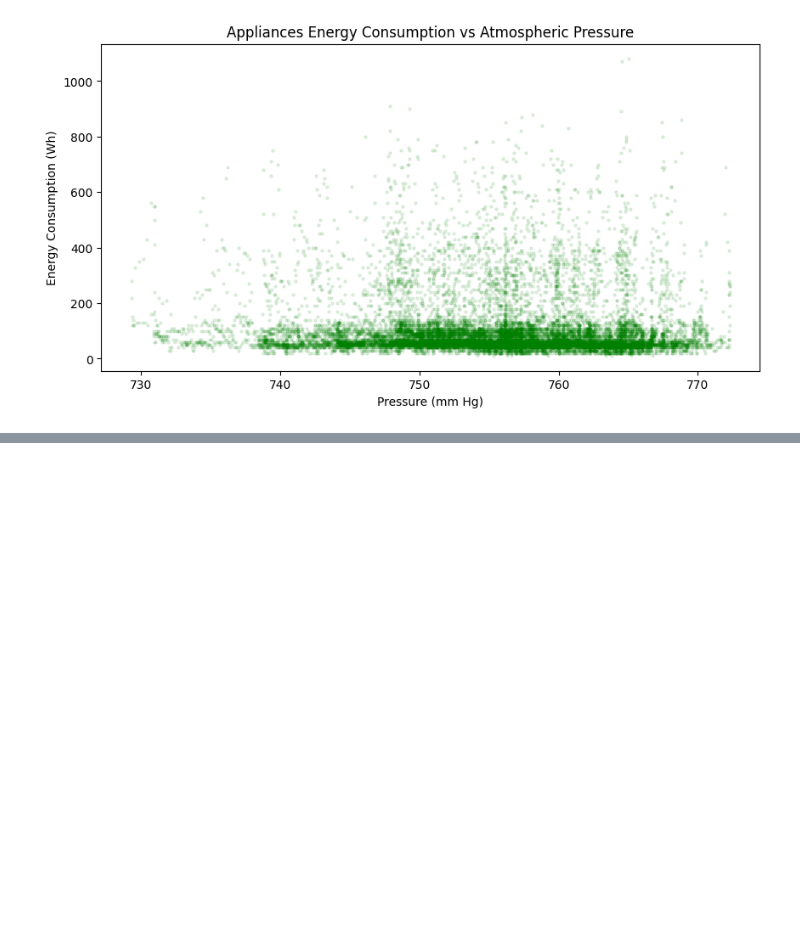
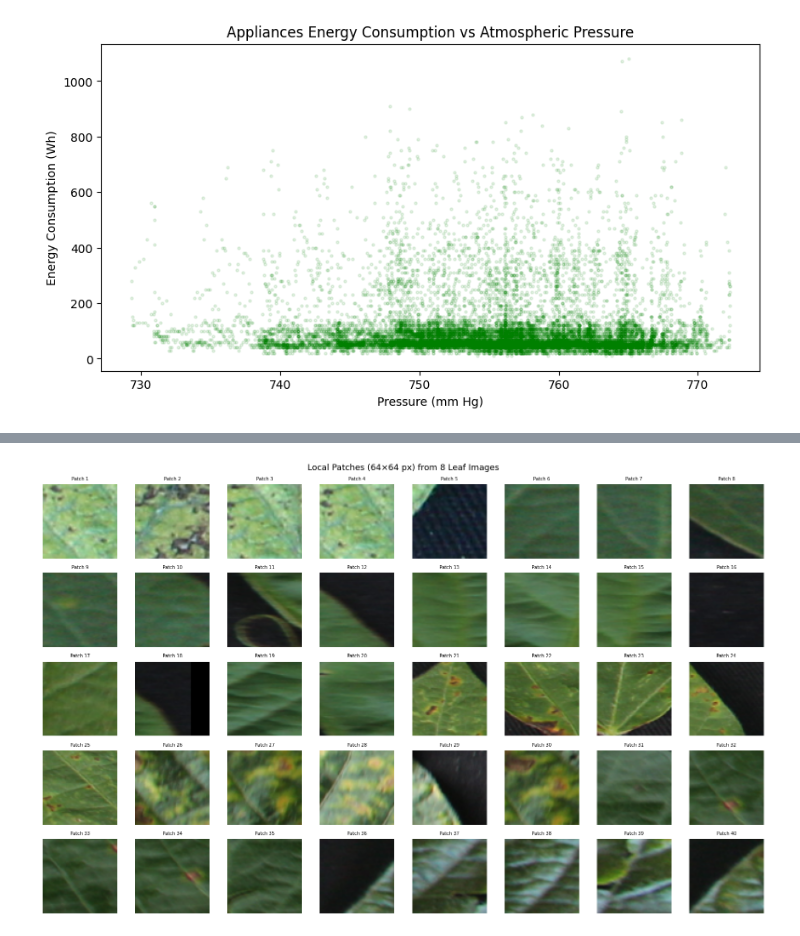
Before and after one commit to Davoudasad/ME5920, a Jupyter notebook: ME5920.ipynb, the cells around one changed output, grey strips where cells are left out. Cells and saved outputs as stored; diff of their text form; code cells hidden in the pictures; blank space fills up the shorter version.

```diff
--- a/ME5920.ipynb
+++ b/ME5920.ipynb
@@ -145,0 +144,18 @@ plt.show()
+# %%
+#!pip3 install -U ucimlrepo
+from ucimlrepo import fetch_ucirepo
+import pandas as pd
+
+# fetch dataset
+airfoil_self_noise = fetch_ucirepo(id=291)
+
+# data (as pandas dataframes)
+X = airfoil_self_noise.data.features
+y = airfoil_self_noise.data.targets
+
+# Combine into one dataframe
+df = pd.concat([X, y], axis=1)
+
+# Compute descriptive statistics
+stats = pd.DataFrame({'Mean': df.mean(), 'Standard Dev': df.std(),'Median': df.median(),'Kurtosis' : df.kurtosis(),'Skewness' : df.skew(), 'Range': df.max()- df.min()})
+print(stats)
@@ -145,0 +178,47 @@ plt.show()
+# %%
+import numpy as np
+import matplotlib.pyplot as plt
+import random
+from PIL import Image
+
+# Load all 8 images
+images = [Image.open(f'Leaves/I{i}.png').convert('RGB') for i in range(1, 9)]
+
+# Patch size
+patch_size = 64
+
+def augment_image(img):
+    img = img.rotate(random.uniform(0, 360))                                    # rotate
+    img = img.transform(img.size, Image.AFFINE, (1, 0, random.randint(-50, 50), 0, 1, random.randint(-50, 50)))  # shift
+    scale = random.uniform(0.8, 1.2)
+    img = img.resize((int(256*scale), int(256*scale))).resize((256, 256))       # scale for +-20%
+    img = img.transform(img.size, Image.AFFINE, (1, random.uniform(-0.2, 0.2), 0, random.uniform(-0.2, 0.2), 1, 0))  # warp
+    return img
+
+# Generate 100 augmented images
+augmented = [augment_image(random.choice(images)) for _ in range(100)]
+
+def extract_patch(img):
+    w, h = img.size
+    x = random.randint(0, w - patch_size)
+    y = random.randint(0, h - patch_size)
+    return img.crop((x, y, x + patch_size, y + patch_size))
+
+# Extract 5 patches from each image → 40 patches total
+patches = []
+for img in images:
+    for _ in range(5):
+        patches.append(extract_patch(img))
+
+# Plot all 40 patches (5 rows x 8 cols)
+fig, axes = plt.subplots(5, 8, figsize=(16, 10))
+for i, ax in enumerate(axes.flat):
+    ax.imshow(patches[i])
+    ax.axis('off')
+    ax.set_title(f'Patch {i+1}', fontsize=7)
+
+plt.suptitle(f'Local Patches ({patch_size}×{patch_size} px) from 8 Leaf Images', fontsize=13)
+plt.tight_layout()
+plt.show()
+# %% [output]
+[figure, added]
```
Also changed, not shown: parts of 6 cells of this notebook.
